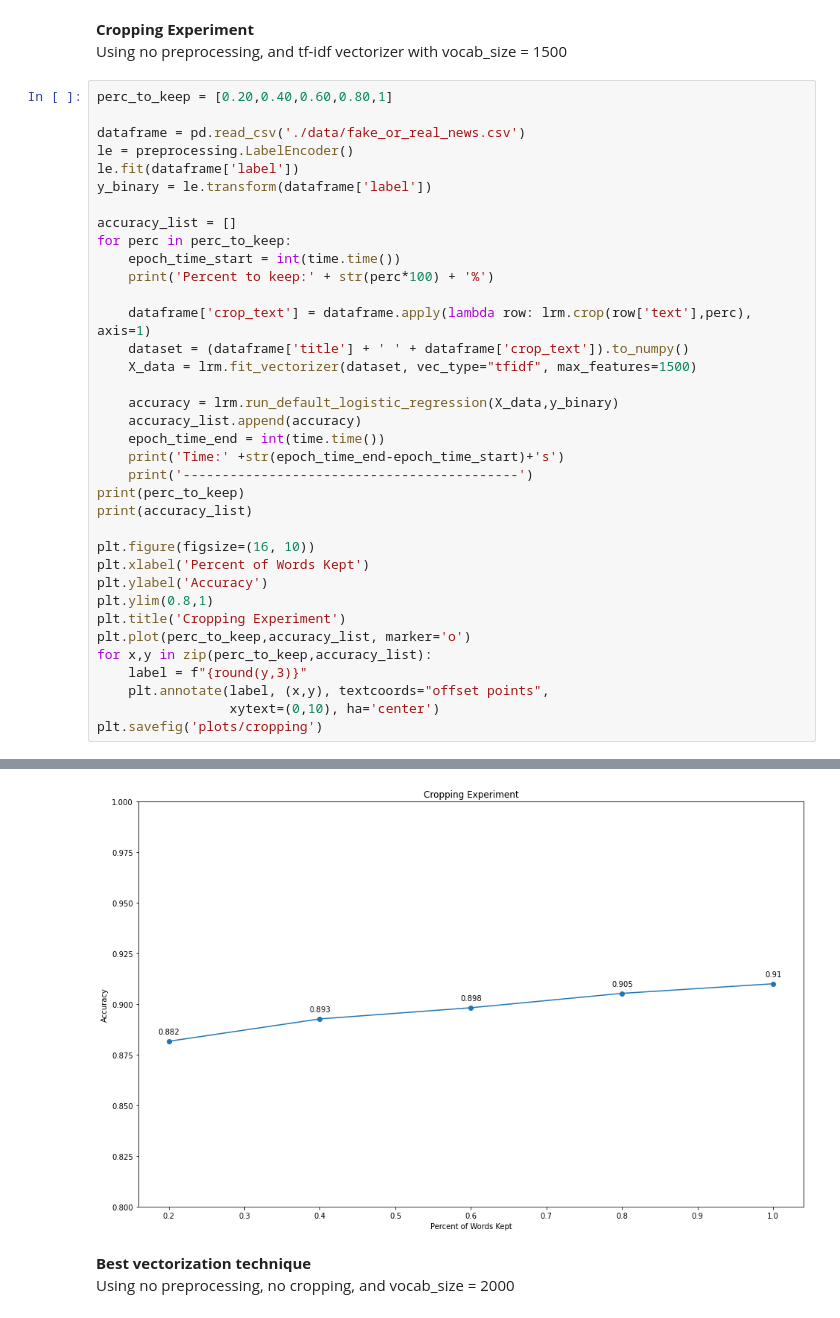
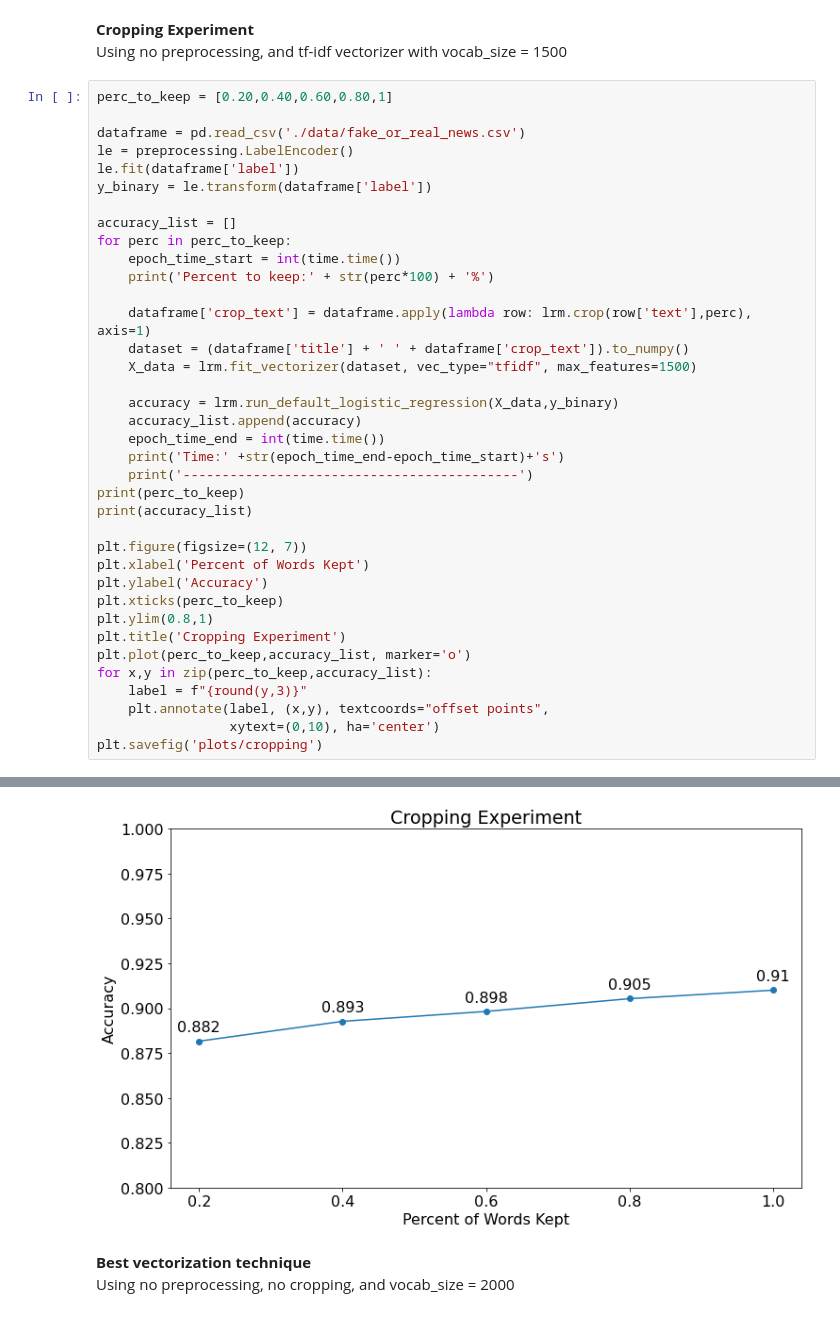
Before and after one commit to Luna-Xinyue/FakeNewsDetector, a Jupyter notebook: LogisticRegression.ipynb, the cells around one changed output, grey strips where cells are left out. Drawn from its saved outputs; the diff is of its cells as text.

```diff
--- a/LogisticRegression.ipynb
+++ b/LogisticRegression.ipynb
@@ -100,9 +106,10 @@ for perc in perc_to_keep:
 print(perc_to_keep)
 print(accuracy_list)
 
-plt.figure(figsize=(16, 10))
+plt.figure(figsize=(12, 7))
 plt.xlabel('Percent of Words Kept')
 plt.ylabel('Accuracy')
+plt.xticks(perc_to_keep)
 plt.ylim(0.8,1)
 plt.title('Cropping Experiment')
 plt.plot(perc_to_keep,accuracy_list, marker='o')
@@ -129,7 +136,7 @@ Time:17s
 -------------------------------------------
 [0.2, 0.4, 0.6, 0.8, 1]
 [0.8816101026045777, 0.8926598263614838, 0.8981846882399369, 0.9052880820836622, 0.9100236779794791]
-[figure, old version]
+[figure, new version]
 # %% [markdown]
 **Best vectorization technique**
 <br>
```
Also changed, not shown: parts of 5 cells of this notebook, 5 other files.
